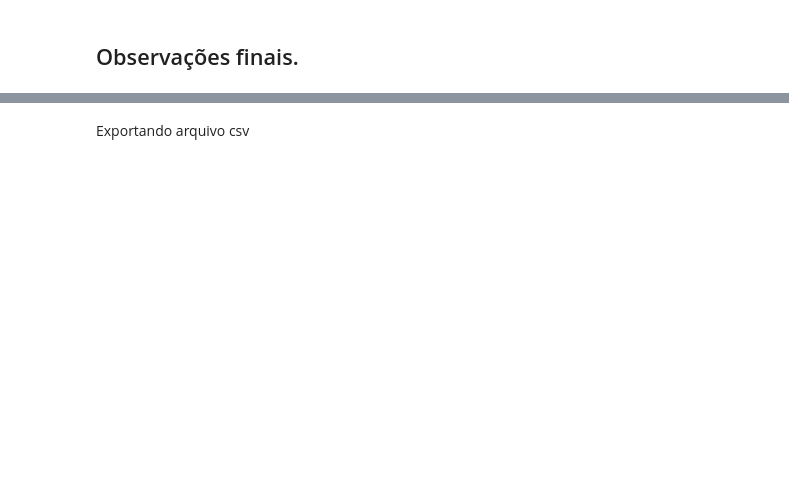
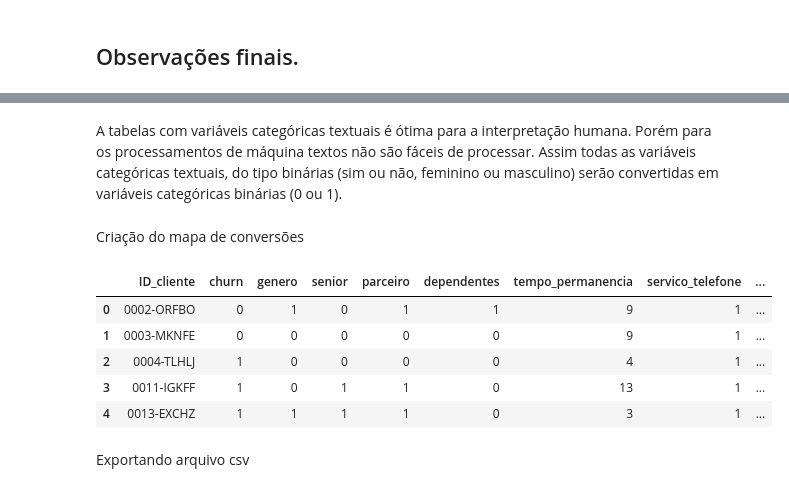
Before and after one commit to duartejr/challenge_data_science_alura_voz, a Jupyter notebook: semana_1_explorando_dados.ipynb, the cells around one changed output, grey strips where cells are left out. Cells and saved outputs as stored; diff of their text form; code cells hidden in the pictures; blank space fills up the shorter version.

```diff
--- a/semana_1_explorando_dados.ipynb
+++ b/semana_1_explorando_dados.ipynb
@@ -297,3 +383,28 @@ dados.Gastos_totais.isna().sum()
+# %% [markdown]
+A tabelas com variáveis categóricas textuais é ótima para a interpretação humana. Porém para os processamentos de máquina textos não são fáceis de processar. Assim todas as variáveis categóricas textuais, do tipo binárias (sim ou não, feminino ou masculino) serão convertidas em variáveis categóricas binárias (0 ou 1).
+# %% [markdown]
+Criação do mapa de conversões
+# %%
+mapa_binarios = {
+    'Sim' : 1,
+    'Não' : 0,
+    'Feminino' : 1,
+    'Masculino' : 0,
+}
+colunas_binarias = ['churn', 'genero', 'senior', 'parceiro', 'dependentes',
+                    'servico_telefone', 'multiplas_linhas', 'seguranca_online',
+                    'backup_online', 'protecao_dispositivo', 'suporte_tecnico',
+                    'streaming_TV', 'streaming_filmes', 'fatura_online', ]
+
+dados[colunas_binarias] = dados[colunas_binarias].replace(mapa_binarios)
+dados.head()
+# %% [output]
+|  | ID_cliente | churn | genero | senior | parceiro | dependentes | tempo_permanencia | servico_telefone | ... |
+| 0 | 0002-ORFBO | 0 | 1 | 0 | 1 | 1 | 9 | 1 | ... |
+| 1 | 0003-MKNFE | 0 | 0 | 0 | 0 | 0 | 9 | 1 | ... |
+| 2 | 0004-TLHLJ | 1 | 0 | 0 | 0 | 0 | 4 | 1 | ... |
+| 3 | 0011-IGKFF | 1 | 0 | 1 | 1 | 0 | 13 | 1 | ... |
+| 4 | 0013-EXCHZ | 1 | 1 | 1 | 1 | 0 | 3 | 1 | ... |
 # %% [markdown]
 Exportando arquivo csv
 # %%
```
Also changed, not shown: parts of 38 cells of this notebook, 2 other files.
